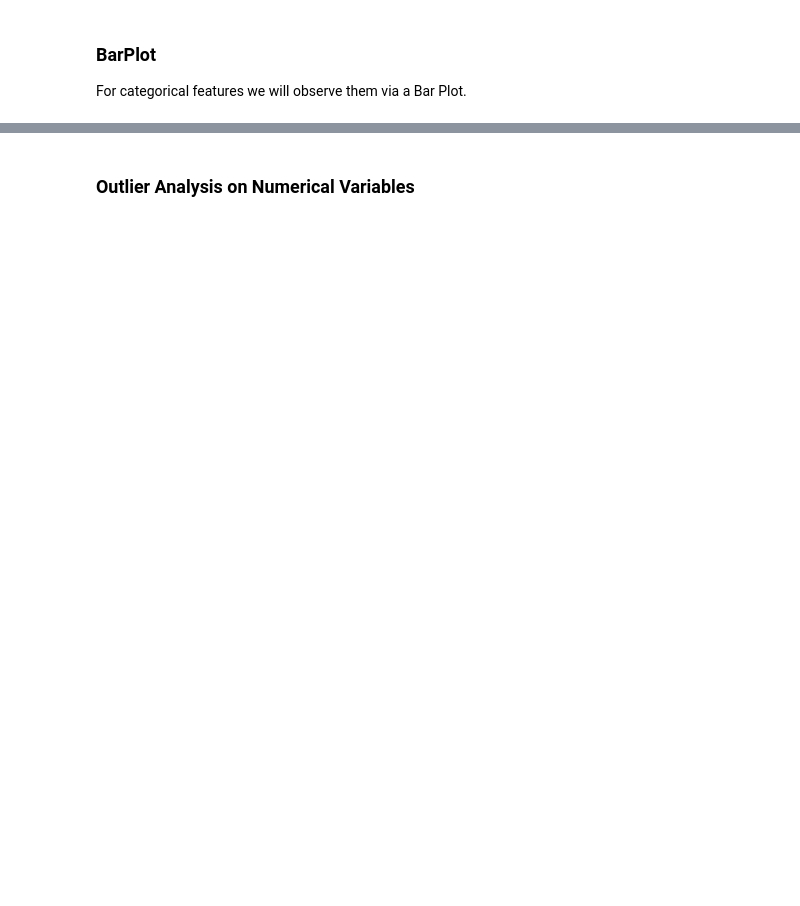
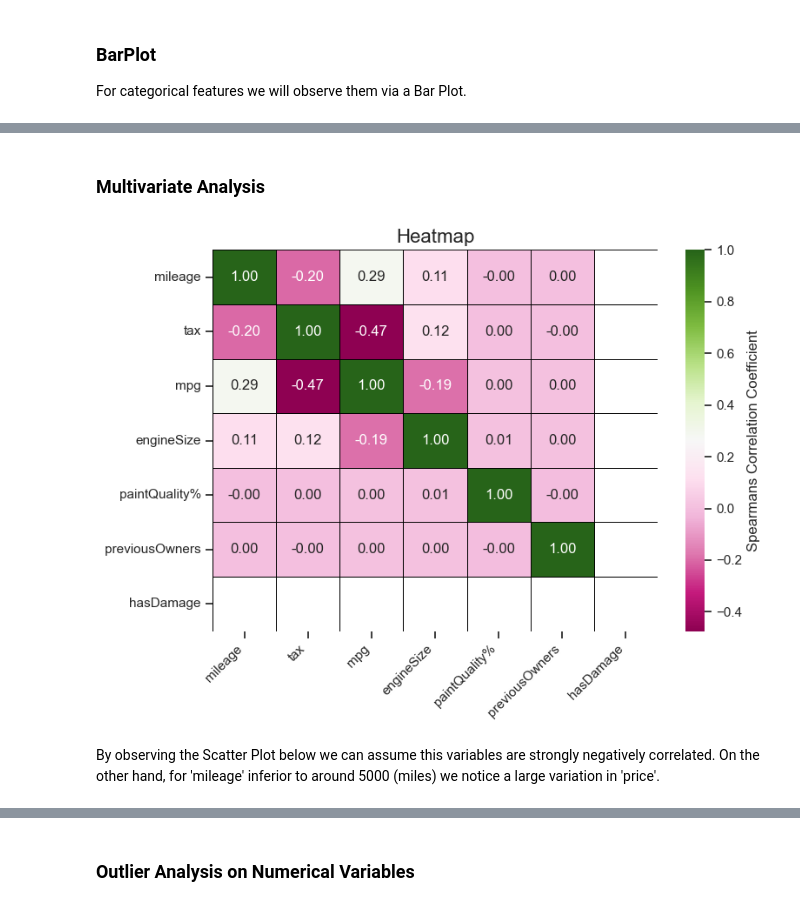
Before and after one commit to Filipesteves974/Machine-Learning-project, a Jupyter notebook: final.ipynb, the cells around one changed output, grey strips where cells are left out. Saved outputs shown, nothing was run; the diff lists cells and outputs as text; code cells hidden in the pictures; blank space fills up the shorter version.

Commit message:
fiz multivariate relations

```diff
--- a/final.ipynb
+++ b/final.ipynb
@@ -811,3 +437,12 @@ array(['Automatic', 'Semi-Auto', 'Manual', nan], dtype=object)
+# %%
+#correcting 'transmission' feature
+valid_list = ["automatic", "manual", "semiauto", 'unknown']
+df_train["transmission"] = df_train["transmission"].apply(normalize_data)
+df_train["transmission"] = df_train["transmission"].apply(lambda x: correct_missing_letters(x, valid_list))
+df_train["transmission"].unique()
+
+df_train[df_train["transmission"].isin(["nan", "none", "null","unknown","UNKNOWN","nknown","nknow","Other"])] = np.nan
+X_test[X_test["transmission"].isin(["nan", "none", "null","unknown","UNKNOWN","nknown","nknow","Other"])] = np.nan
 # %% [markdown]
 ### **Numerical Features Unique Values**
 
@@ -840,11 +475,9 @@ Some features have negative values where it does not make sense to exist.
 For 'previousOwners' we will substitute the negatives for 0, as it is the most likely value to be set.
 # %%
 #correcting negative previousOwners values
-mask=(df_train["previousOwners"]<0)
-df_train.loc[mask, "previousOwners"] = 0
-maskV=(X_test["previousOwners"]<0)
-X_test.loc[maskV, "previousOwners"] = 0
-X["previousOwners"].unique()
+df_train[df_train["previousOwners"] < 0] = 0
+X_test[X_test["previousOwners"] < 0] = 0
+df_train["previousOwners"].unique()
 # %% [output]
 array([4.        , 1.        , 0.        , 3.        , 2.        ,
               nan, 6.25837066, 6.22789796, 6.25823052, 6.23017958,
@@ -960,0 +636,27 @@ for ax, feat in zip(axes.flatten(), cat_features):
+# %% [markdown]
+### Multivariate Analysis
+# %%
+
+correlation_matrix_spearman = df_train[metric_features].corr(method='spearman')
+
+plt.figure(figsize=(8, 6))
+
+sns.heatmap(
+    correlation_matrix_spearman,
+    annot=True,
+    fmt=".2f",
+    cmap='PiYG',
+    linewidths=.5,
+    linecolor='black',
+    cbar_kws={'label': 'Spearmans Correlation Coefficient'}
+)
+
+plt.title('Heatmap', fontsize=16)
+plt.xticks(rotation=45, ha='right')
+plt.yticks(rotation=0)
+plt.tight_layout()
+plt.show()
+# %% [output]
+[figure, added]
+# %% [markdown]
+By observing the Scatter Plot below we can assume this variables are strongly negatively correlated. On the other hand, for 'mileage' inferior to around 5000 (miles) we notice a large variation in 'price'.
```
Also changed, not shown: parts of 40 cells of this notebook.
